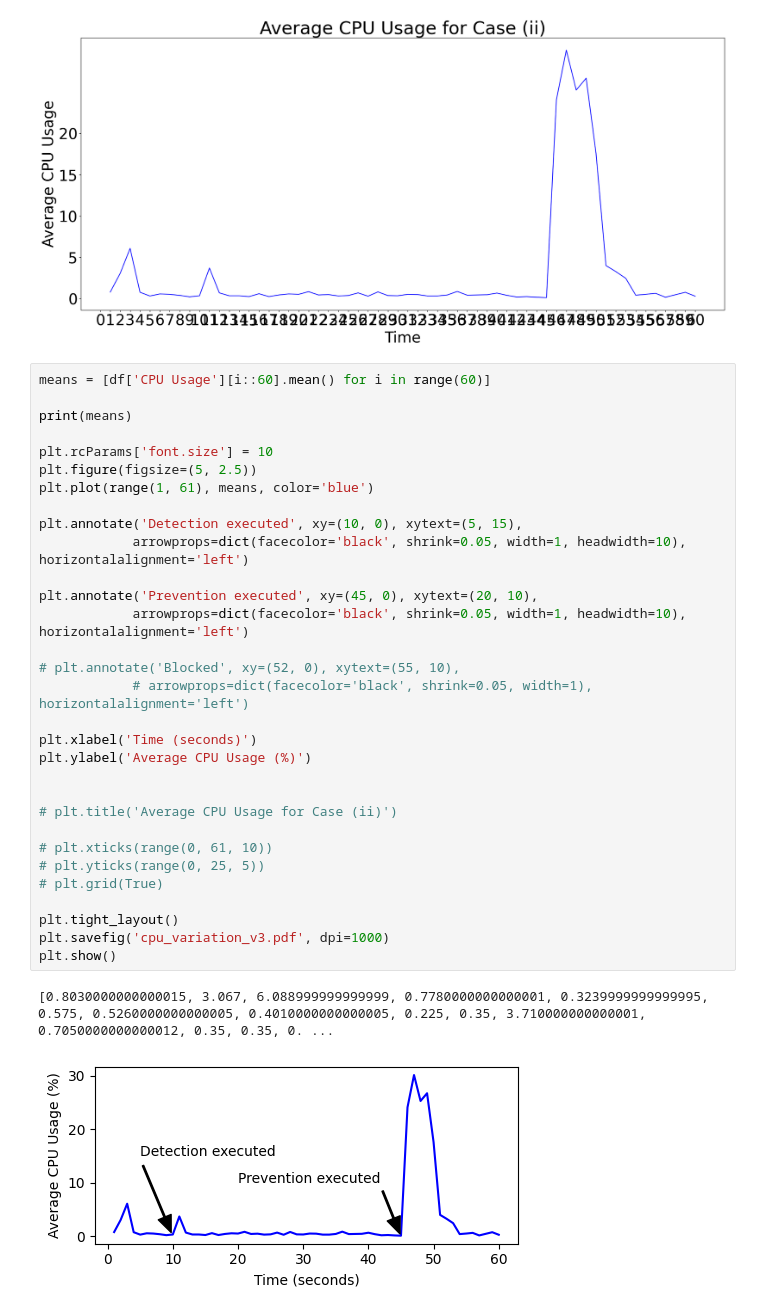
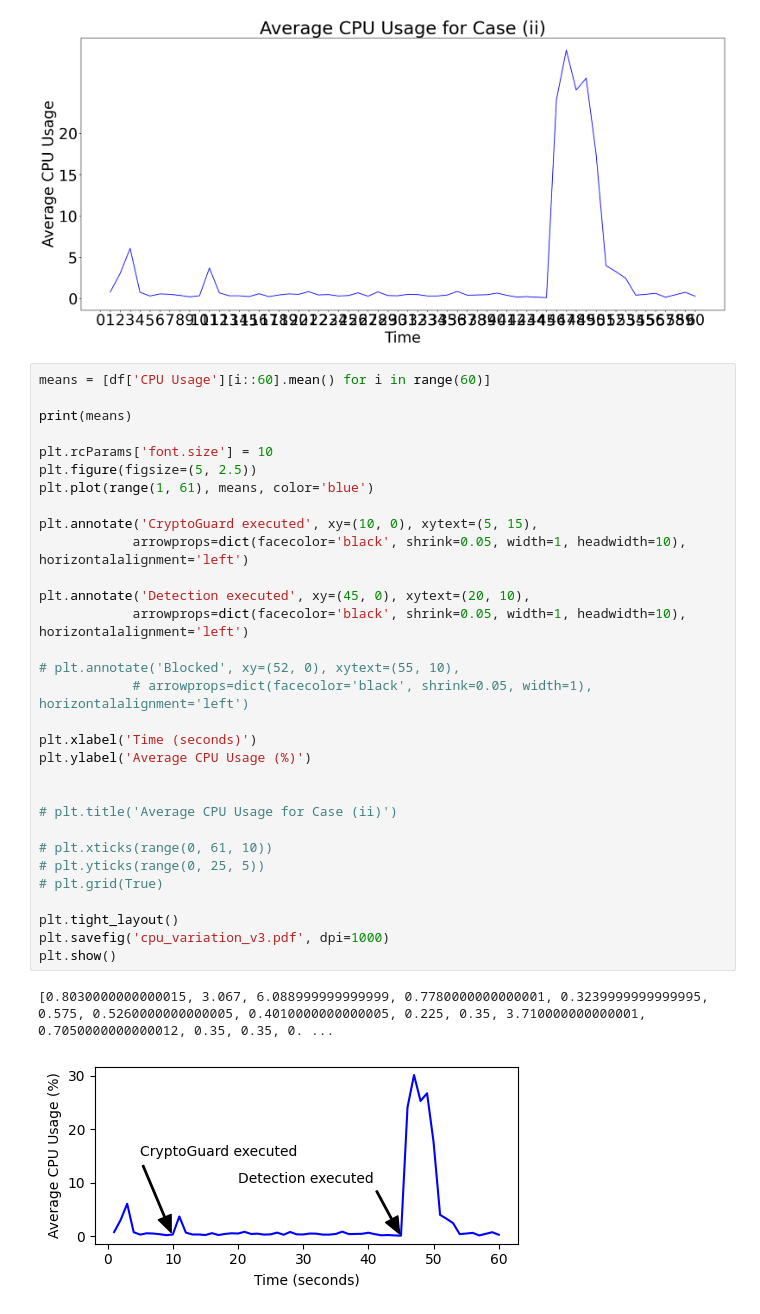
Before and after one commit to PGHOON/CryptoGuard, a Jupyter notebook: dataset/cpu/overhead_v2/case2/Variation_v3.ipynb, the cells around one changed output. Saved outputs shown, nothing was run; the diff lists cells and outputs as text.

```diff
--- a/dataset/cpu/overhead_v2/case2/Variation.ipynb
+++ b/dataset/cpu/overhead_v2/case2/Variation_v3.ipynb
@@ -35,33 +35,33 @@ plt.show()
 means = [df['CPU Usage'][i::60].mean() for i in range(60)]
 
 print(means)
 
 plt.rcParams['font.size'] = 10
 plt.figure(figsize=(5, 2.5))
 plt.plot(range(1, 61), means, color='blue')
 
-plt.annotate('Detection executed', xy=(10, 0), xytext=(5, 15),
+plt.annotate('CryptoGuard executed', xy=(10, 0), xytext=(5, 15),
             arrowprops=dict(facecolor='black', shrink=0.05, width=1, headwidth=10), horizontalalignment='left')
 
-plt.annotate('Prevention executed', xy=(45, 0), xytext=(20, 10),
+plt.annotate('Detection executed', xy=(45, 0), xytext=(20, 10),
             arrowprops=dict(facecolor='black', shrink=0.05, width=1, headwidth=10), horizontalalignment='left')
 
 # plt.annotate('Blocked', xy=(52, 0), xytext=(55, 10),
             # arrowprops=dict(facecolor='black', shrink=0.05, width=1), horizontalalignment='left')
 
 plt.xlabel('Time (seconds)')
 plt.ylabel('Average CPU Usage (%)')
 
 
 # plt.title('Average CPU Usage for Case (ii)')
 
 # plt.xticks(range(0, 61, 10))
 # plt.yticks(range(0, 25, 5))
 # plt.grid(True)
 
 plt.tight_layout()
 plt.savefig('cpu_variation_v3.pdf', dpi=1000)
 plt.show()
 # %% [output]
 [0.8030000000000015, 3.067, 6.088999999999999, 0.7780000000000001, 0.3239999999999995, 0.575, 0.5260000000000005, 0.4010000000000005, 0.225, 0.35, 3.710000000000001, 0.7050000000000012, 0.35, 0.35, 0. ...
-[figure, old version]
+[figure, new version]
```
Also changed, not shown: 11 other files.
